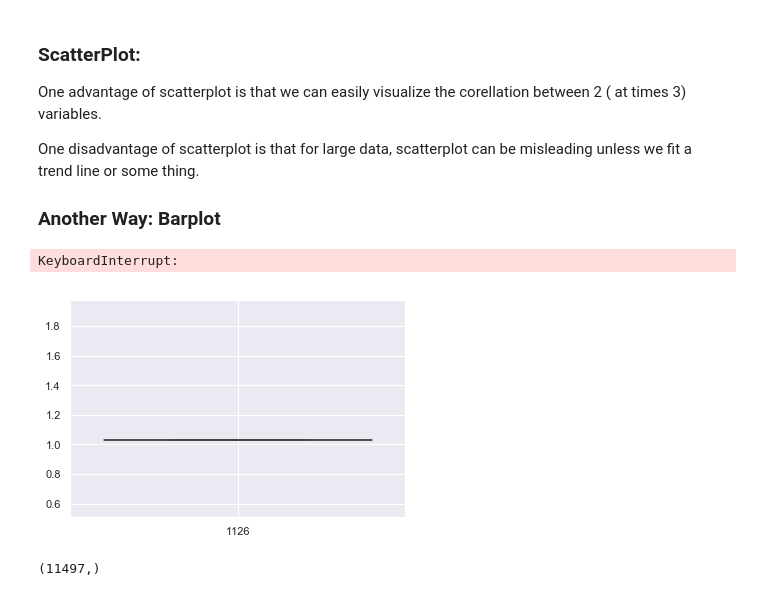
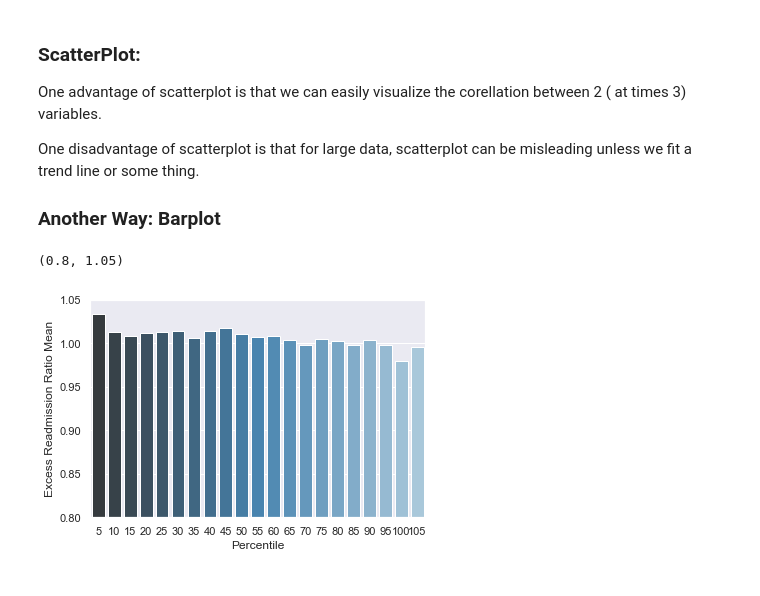
Before and after one commit to preethiissac/HospitalReadmission, a Jupyter notebook: Case_Study.ipynb, the cells around one changed output. Drawn from its saved outputs; the diff is of its cells as text; code cells hidden in the pictures.

```diff
--- a/Case_Study.ipynb
+++ b/Case_Study.ipynb
@@ -298,29 +293,25 @@ One disadvantage of scatterplot is that for large data, scatterplot can be misle
 # %%
 data['Size'] = data['Number of Discharges'].apply(lambda x: 1 if x >= 280 else 0)
 
-mask = df['Excess Readmission Ratio'].isnull()
-df3 = df[~mask]
+mask = data['Excess Readmission Ratio'].isnull()
+df3 = data[~mask]
 
 df3 = df3.sort_values('Number of Discharges')
 size = len(df3)
-percentile_jump = round(size/20)
+percentile_jump = int(round(size/20))
 
 group_means = []
 
 for i in range(0, size, percentile_jump):
     frame = df3.iloc[i:i+percentile_jump]
     group_means.append(frame['Excess Readmission Ratio'].mean())
 
 percentiles = [5*i for i in range(1, len(group_means) + 1)]
 
 sns.barplot(percentiles, group_means, palette="Blues_d")
 plt.xlabel('Percentile')
 plt.ylabel('Excess Readmission Ratio Mean')
 plt.ylim((0.8,1.05))
 # %% [output]
-KeyboardInterrupt:
+(0.8, 1.05)
-[figure, old version]
+[figure, new version]
-# %%
-data ['Excess Readmission Ratio'].dropna().shape
-# %% [output]
-(11497,)
```
Also changed, not shown: parts of 5 cells of this notebook.
